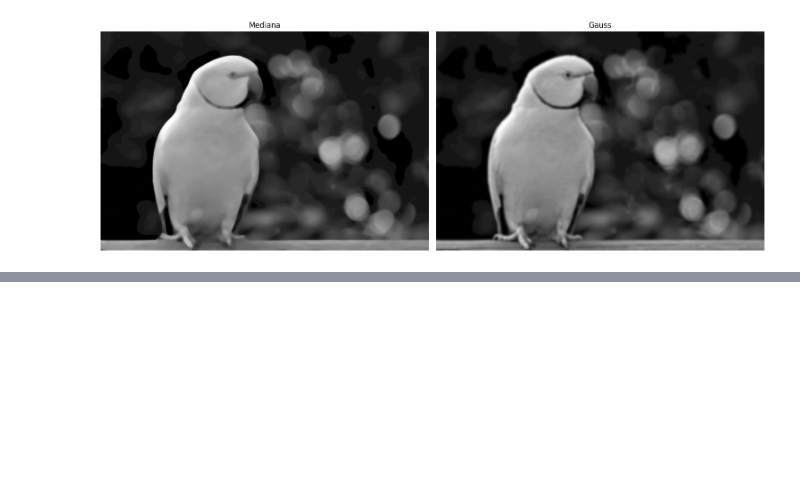
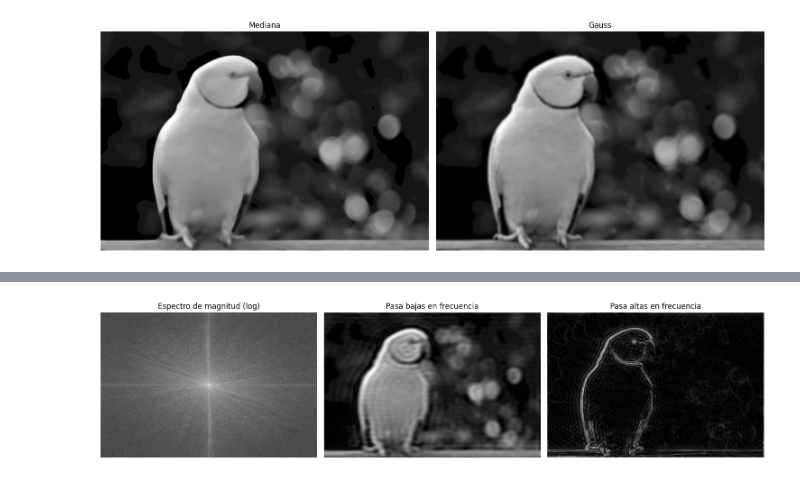
Before and after one commit to JanethGrimaldo/AI, a Jupyter notebook: AF5.ipynb, the cells around one changed output, grey strips where cells are left out. Drawn from its saved outputs; the diff is of its cells as text; code cells hidden in the pictures; blank space fills up the shorter version.

```diff
--- a/AF5.ipynb
+++ b/AF5.ipynb
@@ -50,0 +81,44 @@ plt.show()
+# %%
+img_float = np.float32(img)
+
+dft = cv2.dft(img_float, flags=cv2.DFT_COMPLEX_OUTPUT)
+dft_shift = np.fft.fftshift(dft)
+
+magnitud = cv2.magnitude(dft_shift[:, :, 0], dft_shift[:, :, 1])
+espectro_log = np.log1p(magnitud)
+
+cy, cx = alto // 2, ancho // 2
+Y, X = np.ogrid[:alto, :ancho]
+dist = np.sqrt((X - cx) ** 2 + (Y - cy) ** 2)
+
+radio = 30
+mask_lp = np.zeros((alto, ancho, 2), np.float32)
+mask_lp[dist <= radio] = 1
+
+dft_lp = dft_shift * mask_lp
+img_lp = cv2.idft(np.fft.ifftshift(dft_lp))
+img_lp = cv2.magnitude(img_lp[:, :, 0], img_lp[:, :, 1])
+img_lp = cv2.normalize(img_lp, None, 0, 255, cv2.NORM_MINMAX).astype(np.uint8)
+
+mask_hp = np.ones((alto, ancho, 2), np.float32)
+mask_hp[dist <= radio] = 0
+
+dft_hp = dft_shift * mask_hp
+img_hp = cv2.idft(np.fft.ifftshift(dft_hp))
+img_hp = cv2.magnitude(img_hp[:, :, 0], img_hp[:, :, 1])
+img_hp = cv2.normalize(img_hp, None, 0, 255, cv2.NORM_MINMAX).astype(np.uint8)
+
+fig, axes = plt.subplots(1, 3, figsize=(15, 5))
+axes[0].imshow(espectro_log, cmap="gray")
+axes[0].set_title("Espectro de magnitud (log)")
+axes[1].imshow(img_lp, cmap="gray")
+axes[1].set_title("Pasa bajas en frecuencia")
+axes[2].imshow(img_hp, cmap="gray")
+axes[2].set_title("Pasa altas en frecuencia")
+
+for ax in axes:
+    ax.axis("off")
+plt.tight_layout()
+plt.show()
+# %% [output]
+[figure, added]
```
Also changed, not shown: parts of 1 cell of this notebook.
